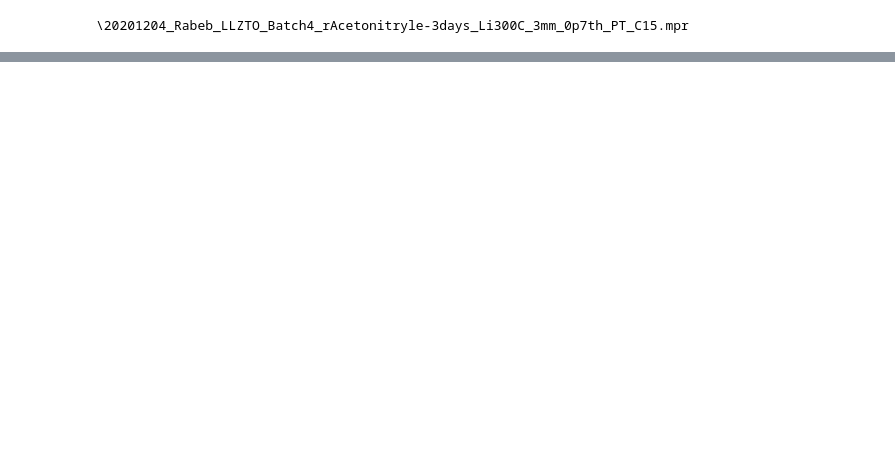
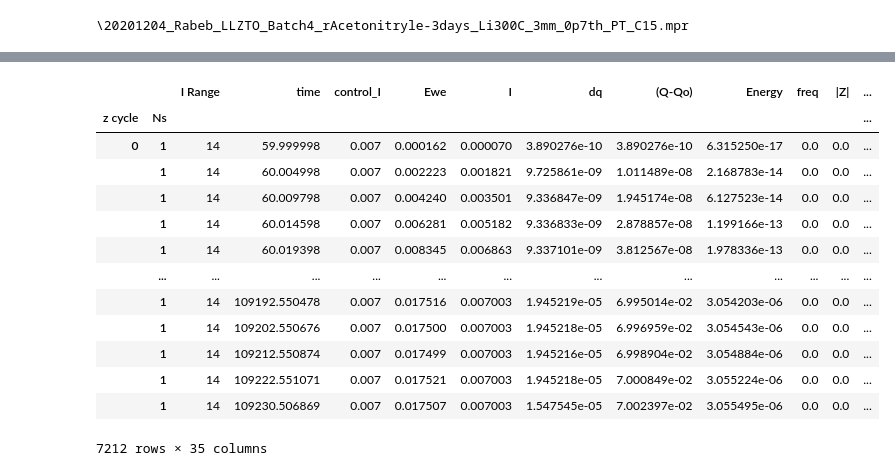
Before and after one commit to ileu/EISFrame, a Jupyter notebook: Runnables/MultiTest.ipynb, the cells around one changed output, grey strips where cells are left out. Drawn from its saved outputs; the diff is of its cells as text; code cells hidden in the pictures; blank space fills up the shorter version.

```diff
--- a/Runnables/MultiTest.ipynb
+++ b/Runnables/MultiTest.ipynb
@@ -79,7 +7,11 @@ file = r"\20201204_Rabeb_LLZTO_Batch4_rAcetonitryle-3days_Li300C_3mm_0p7th_PT_C1
 
 print(file)
 
-data = load(path2 + file)
+testFrame = EISFrame(path=path1 + file)
+
+testFrame.load(path1 + file)
+
+data =testFrame.df.copy()
 # %% [output]
 \20201204_Rabeb_LLZTO_Batch4_rAcetonitryle-3days_Li300C_3mm_0p7th_PT_C15.mpr
 # %%
@@ -87,2 +60,17 @@ print(data.columns)
 # %%
-print(data.loc[1])
+data.loc[(0, 1), :]
+# %% [output]
+|  |  | I Range | time | control_I | Ewe | I | dq | (Q-Qo) | Energy | freq | |Z| | ... |
+| z cycle | Ns |  |  |  |  |  |  |  |  |  |  | ... |
+| 0 | 1 | 14 | 59.999998 | 0.007 | 0.000162 | 0.000070 | 3.890276e-10 | 3.890276e-10 | 6.315250e-17 | 0.0 | 0.0 | ... |
+|  | 1 | 14 | 60.004998 | 0.007 | 0.002223 | 0.001821 | 9.725861e-09 | 1.011489e-08 | 2.168783e-14 | 0.0 | 0.0 | ... |
+|  | 1 | 14 | 60.009798 | 0.007 | 0.004240 | 0.003501 | 9.336847e-09 | 1.945174e-08 | 6.127523e-14 | 0.0 | 0.0 | ... |
+|  | 1 | 14 | 60.014598 | 0.007 | 0.006281 | 0.005182 | 9.336833e-09 | 2.878857e-08 | 1.199166e-13 | 0.0 | 0.0 | ... |
+|  | 1 | 14 | 60.019398 | 0.007 | 0.008345 | 0.006863 | 9.337101e-09 | 3.812567e-08 | 1.978336e-13 | 0.0 | 0.0 | ... |
+|  | ... | ... | ... | ... | ... | ... | ... | ... | ... | ... | ... | ... |
+|  | 1 | 14 | 109192.550478 | 0.007 | 0.017516 | 0.007003 | 1.945219e-05 | 6.995014e-02 | 3.054203e-06 | 0.0 | 0.0 | ... |
+|  | 1 | 14 | 109202.550676 | 0.007 | 0.017500 | 0.007003 | 1.945218e-05 | 6.996959e-02 | 3.054543e-06 | 0.0 | 0.0 | ... |
+|  | 1 | 14 | 109212.550874 | 0.007 | 0.017499 | 0.007003 | 1.945216e-05 | 6.998904e-02 | 3.054884e-06 | 0.0 | 0.0 | ... |
+|  | 1 | 14 | 109222.551071 | 0.007 | 0.017521 | 0.007003 | 1.945218e-05 | 7.000849e-02 | 3.055224e-06 | 0.0 | 0.0 | ... |
+|  | 1 | 14 | 109230.506869 | 0.007 | 0.017507 | 0.007003 | 1.547545e-05 | 7.002397e-02 | 3.055495e-06 | 0.0 | 0.0 | ... |
+7212 rows × 35 columns
```
Also changed, not shown: parts of 14 cells of this notebook, 1 other file.
